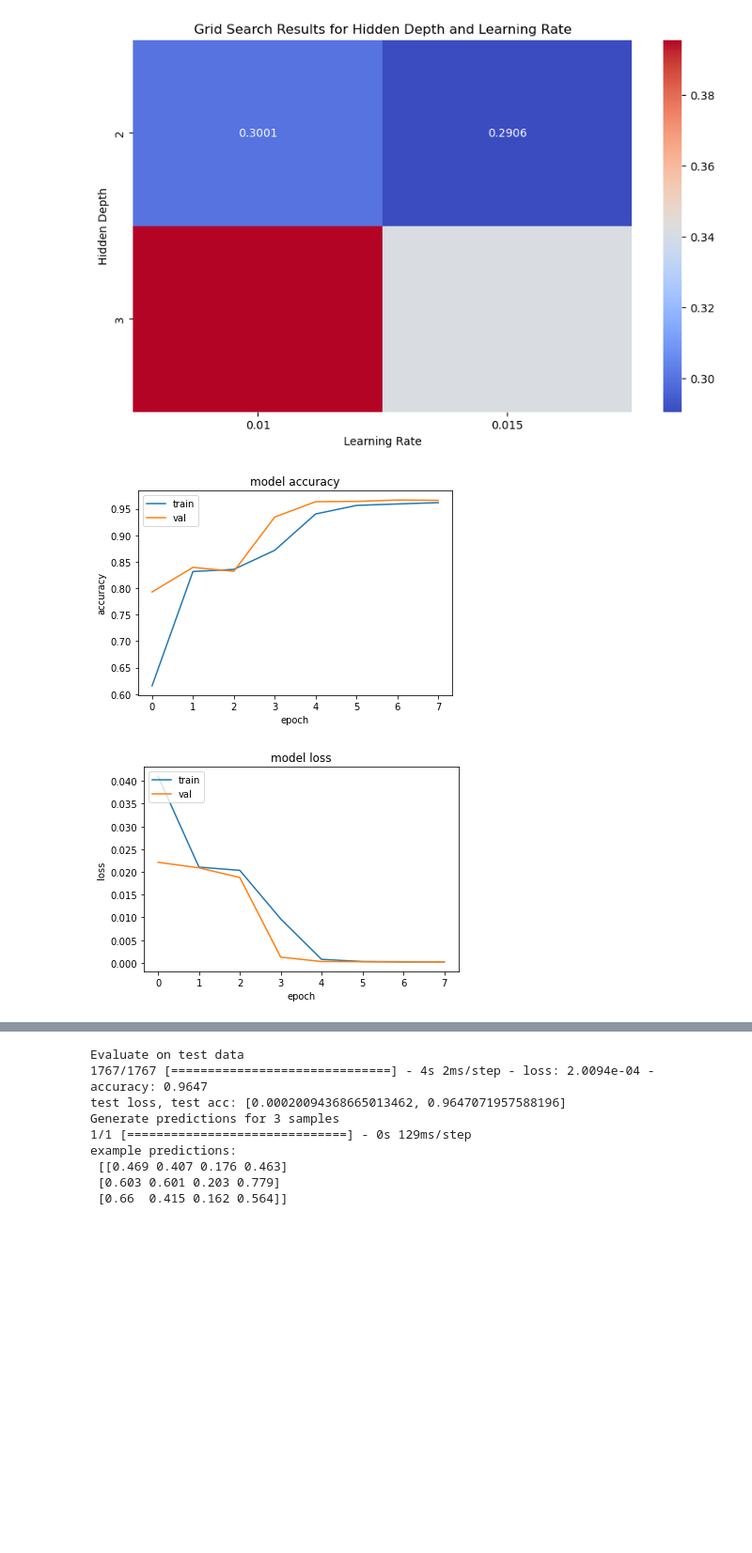
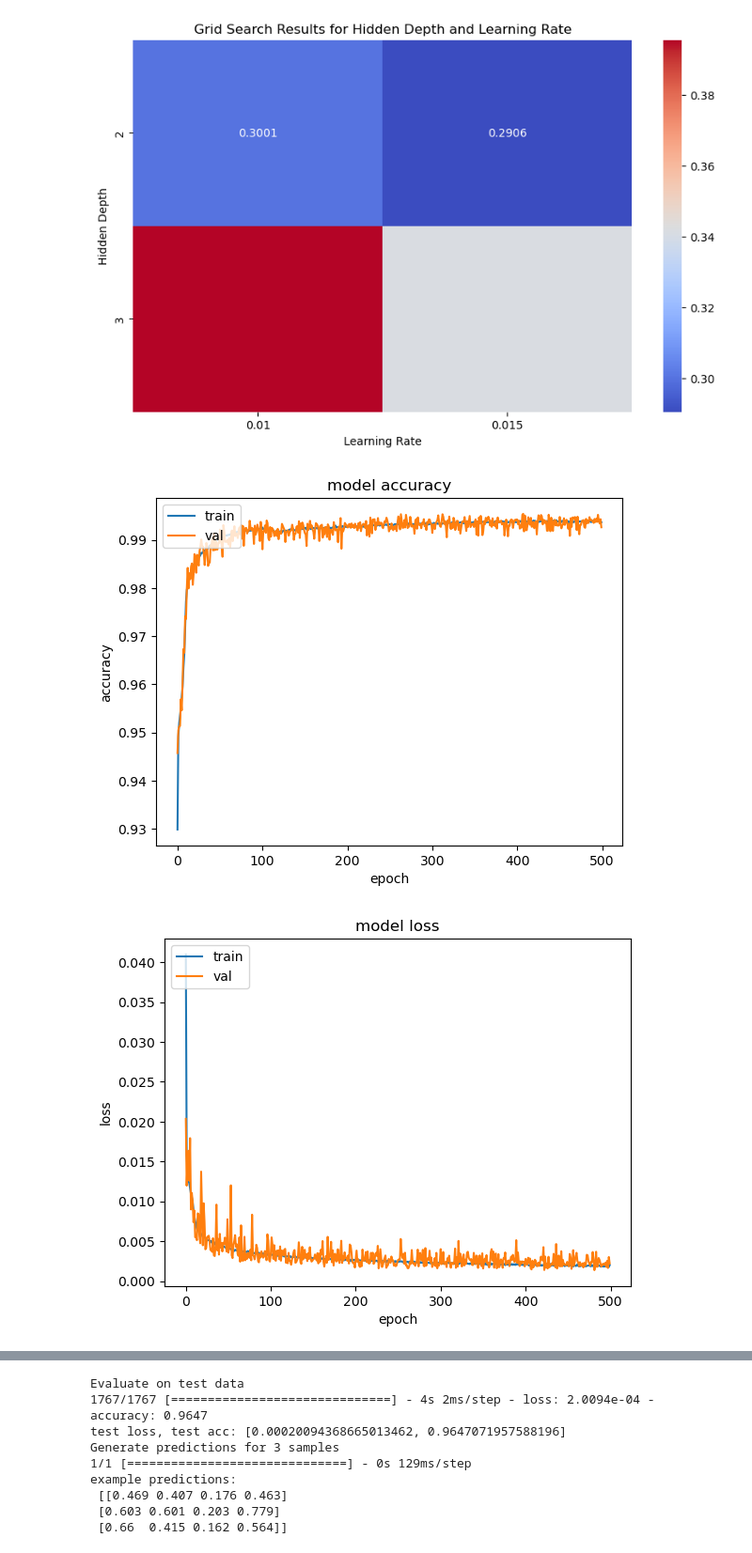
Before and after one commit to marisbaier/Fluorescence-Spectroscopy, a Jupyter notebook: Aufgabe1/Aufgabe1.ipynb, the cells around one changed output, grey strips where cells are left out. Shown at 94% size. Drawn from its saved outputs; the diff is of its cells as text; code cells hidden in the pictures; blank space fills up the shorter version.

```diff
--- a/Aufgabe1/Aufgabe1.ipynb
+++ b/Aufgabe1/Aufgabe1.ipynb
@@ -63,25 +63,25 @@ print('data preparation done')
 # %% [output]
 data preparation done
 # %%
-with tf.device('/device:GPU:0'):
-    model = tf.keras.Sequential([
-        tf.keras.Input(shape=7),
-        layers.Dense(256, activation='relu'),
-        layers.Dense(128, activation='relu'),
-        layers.Dense(64, activation='relu'),
-        layers.Dense(5),
-    ])
+#with tf.device('/device:GPU:0'):
+model = tf.keras.Sequential([
+    tf.keras.Input(shape=7),
+    layers.Dense(256, activation='relu'),
+    layers.Dense(128, activation='relu'),
+    layers.Dense(64, activation='relu'),
+    layers.Dense(5),
+])
 
-    model.compile(
-        optimizer=tf.keras.optimizers.SGD(0.1),
-        loss=tf.keras.losses.MeanSquaredError(),
-        metrics=['accuracy'],
-    )
+model.compile(
+    optimizer='adam',
+    loss=tf.keras.losses.MeanSquaredError(),
+    metrics=['accuracy'],
+)
 
-    history = model.fit(
-        x_train, y_train,
-        batch_size=200,
-        epochs=150,
-        validation_data = (x_test, y_test),
+history = model.fit(
+    x_train, y_train,
+    batch_size=200,
+    epochs=500,
+    validation_data = (x_test, y_test),
 )
 # %% [output]
@@ -187,21 +187,21 @@ plt.savefig('results_oder_sowas.png') """
 # %% [output]
 [figure]
 # %%
-""" plt.plot(history.history['accuracy'])
+plt.plot(history.history['accuracy'])
 plt.plot(history.history['val_accuracy'])
 plt.title('model accuracy')
 plt.ylabel('accuracy')
 plt.xlabel('epoch')
 plt.legend(['train', 'val'], loc='upper left')
 plt.show()
 
 plt.plot(history.history['loss'])
 plt.plot(history.history['val_loss'])
 plt.title('model loss')
 plt.ylabel('loss')
 plt.xlabel('epoch')
 plt.legend(['train', 'val'], loc='upper left')
-plt.show() """
+plt.show()
 # %% [output]
-[figure, old version]
+[figure, new version]
-[figure, old version]
+[figure, new version]
```
Also changed, not shown: parts of 3 cells of this notebook, 1 other file.
